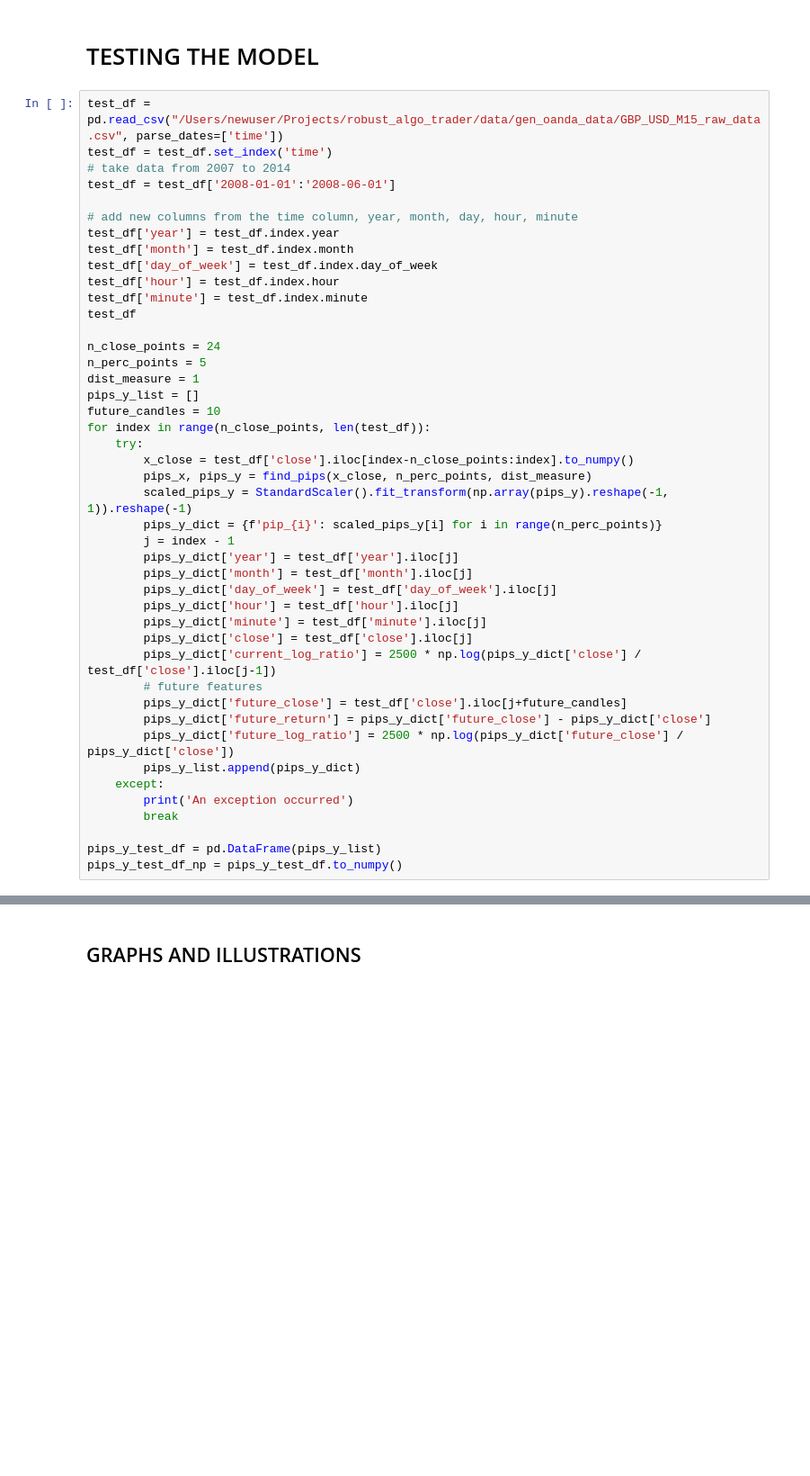
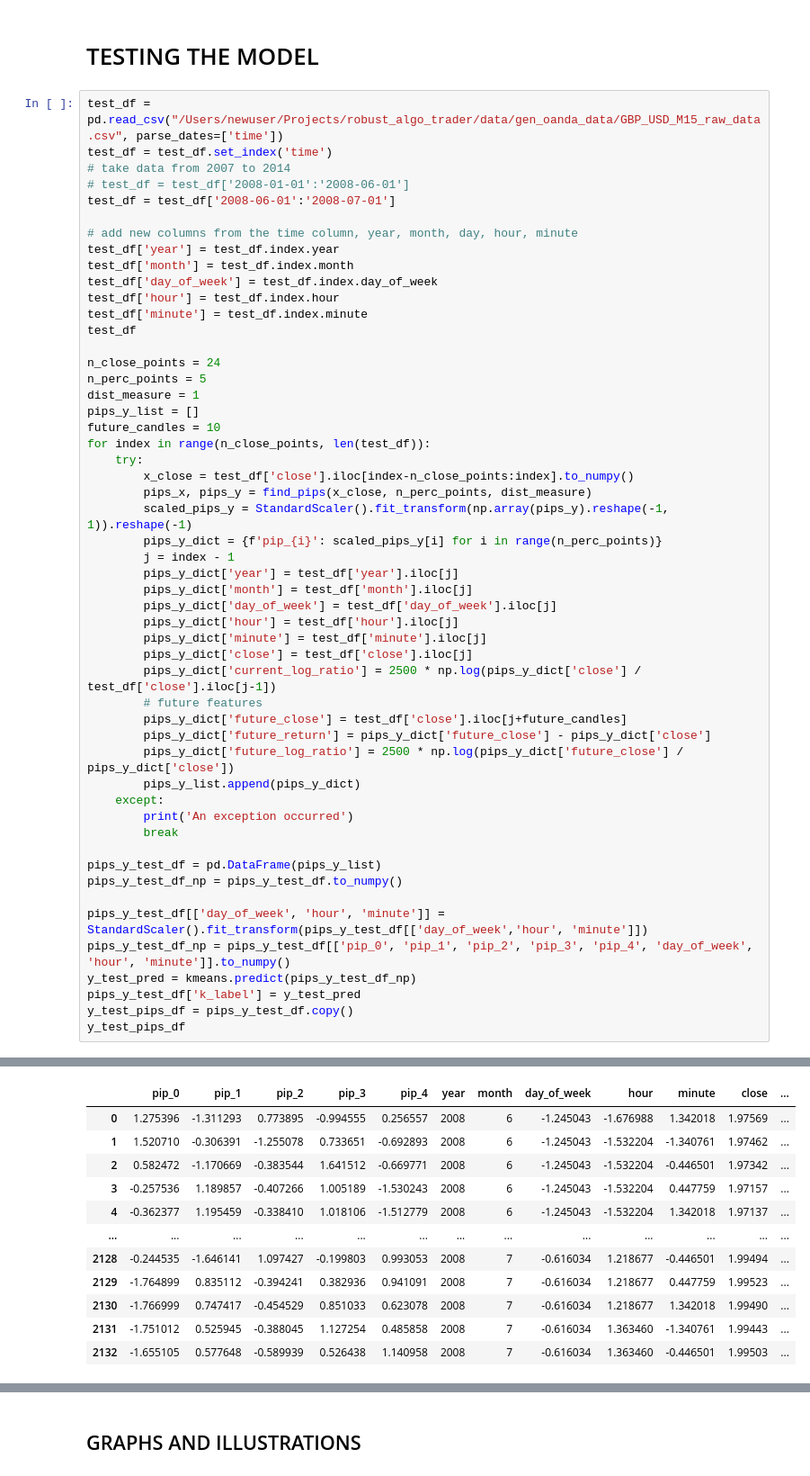
Before and after one commit to EngineerDanny/robust_algo_trader, a Jupyter notebook: kmeans/perceptually_important.ipynb, the cells around one changed output, grey strips where cells are left out. Shown at 90% size. Drawn from its saved outputs; the diff is of its cells as text; blank space fills up the shorter version.

```diff
--- a/kmeans/perceptually_important.ipynb
+++ b/kmeans/perceptually_important.ipynb
@@ -226,7 +226,8 @@ plt.show()
 test_df = pd.read_csv("/Users/newuser/Projects/robust_algo_trader/data/gen_oanda_data/GBP_USD_M15_raw_data.csv", parse_dates=['time'])
 test_df = test_df.set_index('time')
 # take data from 2007 to 2014
-test_df = test_df['2008-01-01':'2008-06-01']
+# test_df = test_df['2008-01-01':'2008-06-01']
+test_df = test_df['2008-06-01':'2008-07-01']
 
 # add new columns from the time column, year, month, day, hour, minute
 test_df['year'] = test_df.index.year
@@ -241,30 +242,49 @@ n_perc_points = 5
 dist_measure = 1
 pips_y_list = []
 future_candles = 10
 for index in range(n_close_points, len(test_df)):
     try:
         x_close = test_df['close'].iloc[index-n_close_points:index].to_numpy()
         pips_x, pips_y = find_pips(x_close, n_perc_points, dist_measure)
         scaled_pips_y = StandardScaler().fit_transform(np.array(pips_y).reshape(-1, 1)).reshape(-1)
         pips_y_dict = {f'pip_{i}': scaled_pips_y[i] for i in range(n_perc_points)}
         j = index - 1
         pips_y_dict['year'] = test_df['year'].iloc[j]
         pips_y_dict['month'] = test_df['month'].iloc[j]
         pips_y_dict['day_of_week'] = test_df['day_of_week'].iloc[j]
         pips_y_dict['hour'] = test_df['hour'].iloc[j]
         pips_y_dict['minute'] = test_df['minute'].iloc[j]
         pips_y_dict['close'] = test_df['close'].iloc[j]
         pips_y_dict['current_log_ratio'] = 2500 * np.log(pips_y_dict['close'] / test_df['close'].iloc[j-1])
         # future features
         pips_y_dict['future_close'] = test_df['close'].iloc[j+future_candles]
         pips_y_dict['future_return'] = pips_y_dict['future_close'] - pips_y_dict['close']
         pips_y_dict['future_log_ratio'] = 2500 * np.log(pips_y_dict['future_close'] / pips_y_dict['close'])
         pips_y_list.append(pips_y_dict)
     except:
         print('An exception occurred')
         break
 
 pips_y_test_df = pd.DataFrame(pips_y_list)
 pips_y_test_df_np = pips_y_test_df.to_numpy()
+
+pips_y_test_df[['day_of_week', 'hour', 'minute']] = StandardScaler().fit_transform(pips_y_test_df[['day_of_week','hour', 'minute']])
+pips_y_test_df_np = pips_y_test_df[['pip_0', 'pip_1', 'pip_2', 'pip_3', 'pip_4', 'day_of_week', 'hour', 'minute']].to_numpy()
+y_test_pred = kmeans.predict(pips_y_test_df_np)
+pips_y_test_df['k_label'] = y_test_pred
+y_test_pips_df = pips_y_test_df.copy()
+y_test_pips_df
 # %% [output]
 An exception occurred
+|  | pip_0 | pip_1 | pip_2 | pip_3 | pip_4 | year | month | day_of_week | hour | minute | close | ... |
+| 0 | 1.275396 | -1.311293 | 0.773895 | -0.994555 | 0.256557 | 2008 | 6 | -1.245043 | -1.676988 | 1.342018 | 1.97569 | ... |
+| 1 | 1.520710 | -0.306391 | -1.255078 | 0.733651 | -0.692893 | 2008 | 6 | -1.245043 | -1.532204 | -1.340761 | 1.97462 | ... |
+| 2 | 0.582472 | -1.170669 | -0.383544 | 1.641512 | -0.669771 | 2008 | 6 | -1.245043 | -1.532204 | -0.446501 | 1.97342 | ... |
+| 3 | -0.257536 | 1.189857 | -0.407266 | 1.005189 | -1.530243 | 2008 | 6 | -1.245043 | -1.532204 | 0.447759 | 1.97157 | ... |
+| 4 | -0.362377 | 1.195459 | -0.338410 | 1.018106 | -1.512779 | 2008 | 6 | -1.245043 | -1.532204 | 1.342018 | 1.97137 | ... |
+| ... | ... | ... | ... | ... | ... | ... | ... | ... | ... | ... | ... | ... |
+| 2128 | -0.244535 | -1.646141 | 1.097427 | -0.199803 | 0.993053 | 2008 | 7 | -0.616034 | 1.218677 | -0.446501 | 1.99494 | ... |
+| 2129 | -1.764899 | 0.835112 | -0.394241 | 0.382936 | 0.941091 | 2008 | 7 | -0.616034 | 1.218677 | 0.447759 | 1.99523 | ... |
+| 2130 | -1.766999 | 0.747417 | -0.454529 | 0.851033 | 0.623078 | 2008 | 7 | -0.616034 | 1.218677 | 1.342018 | 1.99490 | ... |
+| 2131 | -1.751012 | 0.525945 | -0.388045 | 1.127254 | 0.485858 | 2008 | 7 | -0.616034 | 1.363460 | -1.340761 | 1.99443 | ... |
+| 2132 | -1.655105 | 0.577648 | -0.589939 | 0.526438 | 1.140958 | 2008 | 7 | -0.616034 | 1.363460 | -0.446501 | 1.99503 | ... |
```
Also changed, not shown: parts of 6 cells of this notebook.
